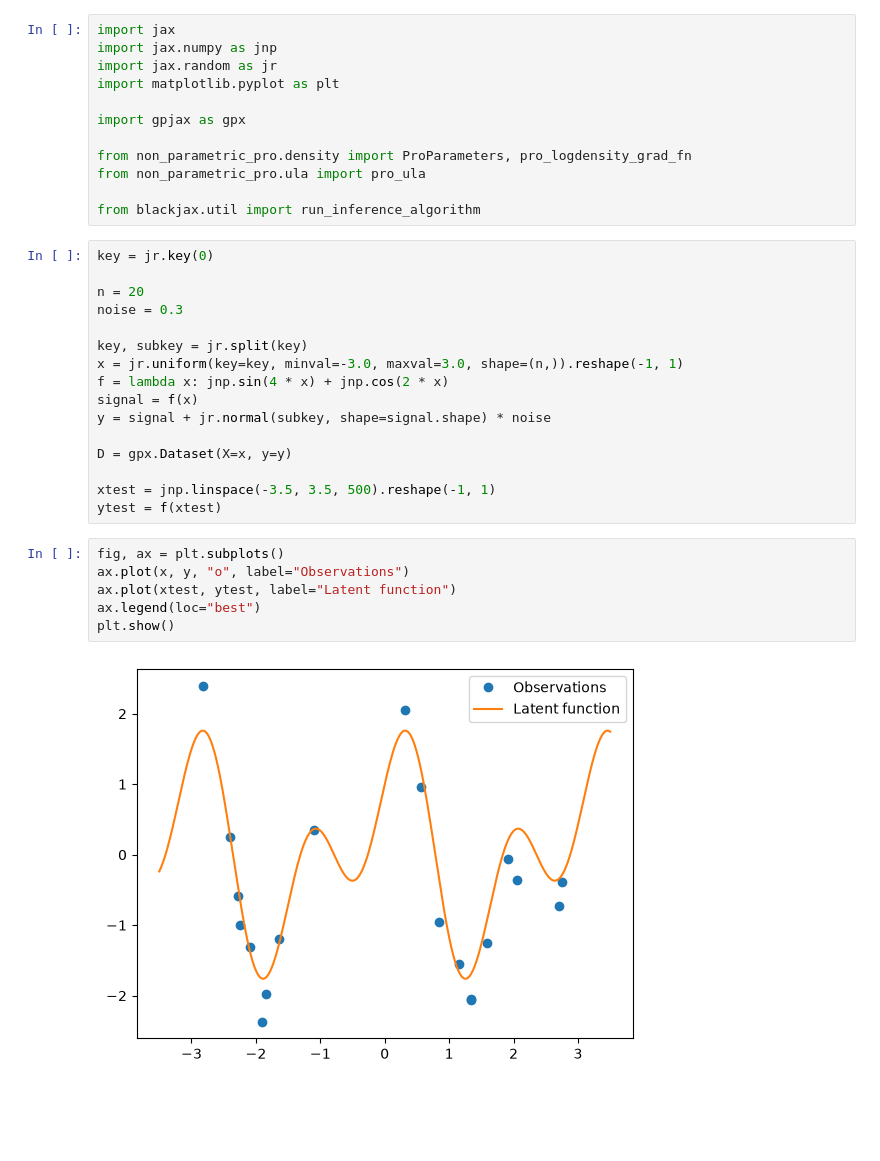
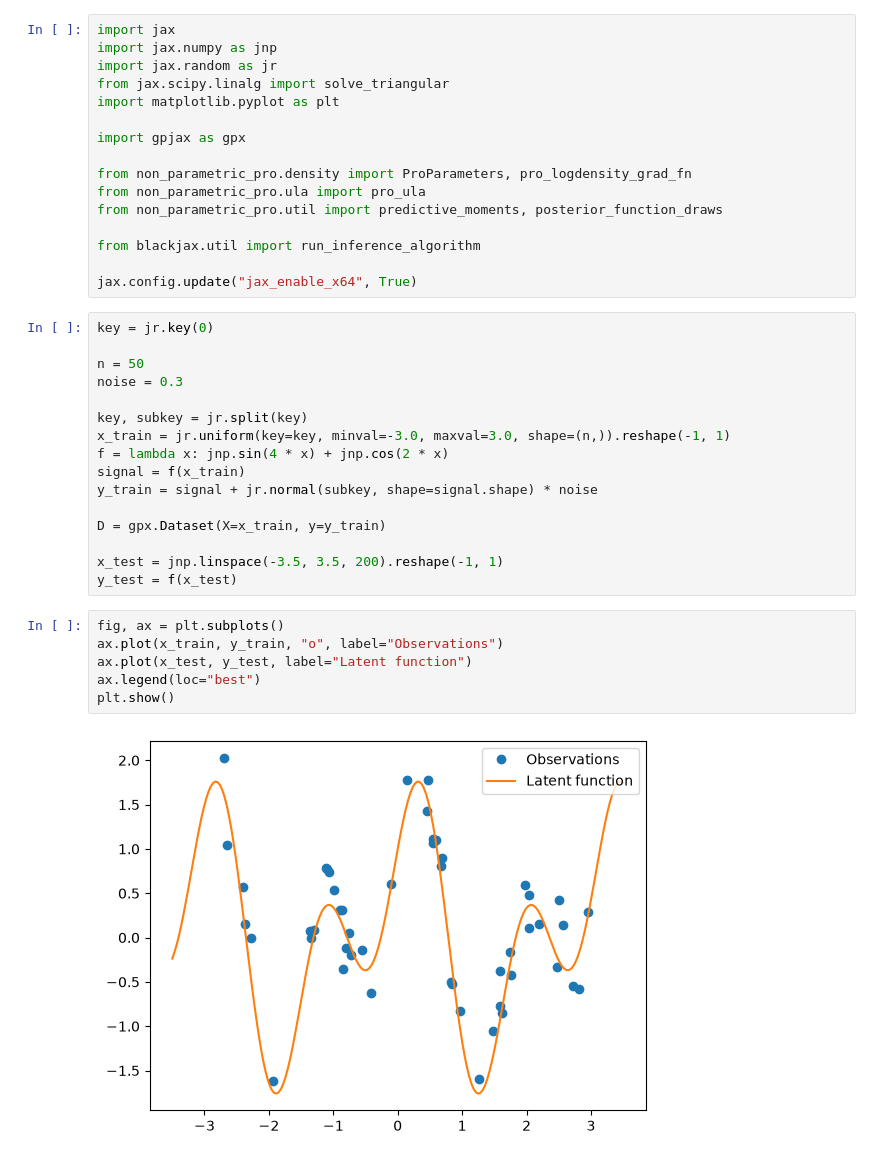
Before and after one commit to callum-kl/non-parametric-pro, a Jupyter notebook: notebooks/testing.ipynb, the cells around one changed output. Cells and saved outputs as stored; diff of their text form; blank space fills up the shorter version.

```diff
--- a/notebooks/testing.ipynb
+++ b/notebooks/testing.ipynb
@@ -2,36 +2,40 @@
 import jax
 import jax.numpy as jnp
 import jax.random as jr
+from jax.scipy.linalg import solve_triangular
 import matplotlib.pyplot as plt
 
 import gpjax as gpx
 
 from non_parametric_pro.density import ProParameters, pro_logdensity_grad_fn
 from non_parametric_pro.ula import pro_ula
+from non_parametric_pro.util import predictive_moments, posterior_function_draws
 
 from blackjax.util import run_inference_algorithm
+
+jax.config.update("jax_enable_x64", True)
 # %%
 key = jr.key(0)
 
-n = 20
+n = 50
 noise = 0.3
 
 key, subkey = jr.split(key)
-x = jr.uniform(key=key, minval=-3.0, maxval=3.0, shape=(n,)).reshape(-1, 1)
+x_train = jr.uniform(key=key, minval=-3.0, maxval=3.0, shape=(n,)).reshape(-1, 1)
 f = lambda x: jnp.sin(4 * x) + jnp.cos(2 * x)
-signal = f(x)
-y = signal + jr.normal(subkey, shape=signal.shape) * noise
+signal = f(x_train)
+y_train = signal + jr.normal(subkey, shape=signal.shape) * noise
 
-D = gpx.Dataset(X=x, y=y)
+D = gpx.Dataset(X=x_train, y=y_train)
 
-xtest = jnp.linspace(-3.5, 3.5, 500).reshape(-1, 1)
-ytest = f(xtest)
+x_test = jnp.linspace(-3.5, 3.5, 200).reshape(-1, 1)
+y_test = f(x_test)
 # %%
 fig, ax = plt.subplots()
-ax.plot(x, y, "o", label="Observations")
-ax.plot(xtest, ytest, label="Latent function")
+ax.plot(x_train, y_train, "o", label="Observations")
+ax.plot(x_test, y_test, label="Latent function")
 ax.legend(loc="best")
 plt.show()
 # %% [output]
-[figure, old version]
+[figure, new version]
 # %%
```
Also changed, not shown: parts of 6 cells of this notebook, 4 other files.
